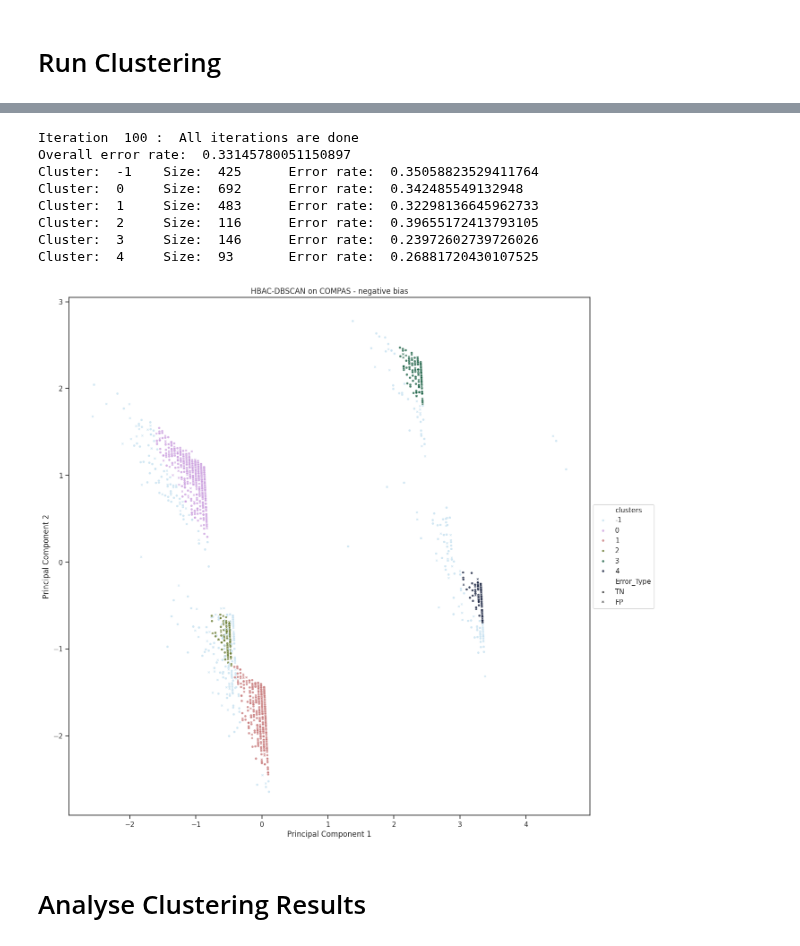
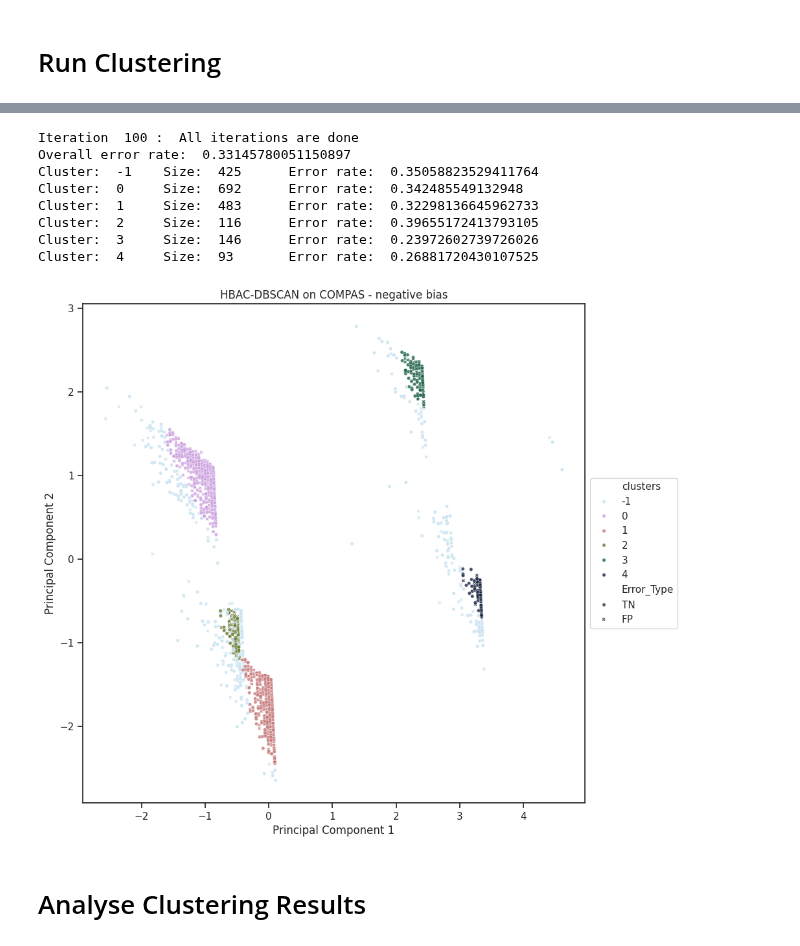
Before and after one commit to MDankloff/ClusterCompas, a Jupyter notebook: COMPAS_Clustering_DBSCAN_clean_utils.ipynb, the cells around one changed output, grey strips where cells are left out. Saved outputs shown, nothing was run; the diff lists cells and outputs as text; code cells hidden in the pictures.

```diff
--- a/COMPAS_Clustering_DBSCAN_clean_utils.ipynb
+++ b/COMPAS_Clustering_DBSCAN_clean_utils.ipynb
@@ -179,7 +179,7 @@ def pca_plot(data, title, alpha=0.3, hue='clusters', s=2, palette='tab10', style
   temp_data = pca_df.join(data[META_COL], how='left')
 
   # Create scatterplot using seaborn
-  sns.set(rc = {'figure.figsize':(15, 15)})
+  sns.set(rc = {'figure.figsize':(10, 10)})
   sns.set_style("ticks")
   scatterplot = sns.scatterplot(data=temp_data, x='Principal Component 1', y='Principal Component 2',
                                 alpha=alpha, hue=hue, palette=palette, style=style, s=s)
@@ -410,7 +410,7 @@ def get_dbscan_clusters(data_fixed, max_iter=10,
       for candidate_cluster_id in all_cluster_ids:
         # Do not pick outliers in dbscan
         if candidate_cluster_id == -1:
-          if len(all_cluster_ids) > 1 and candidate_cluster_id == all_cluster_ids[(len(all_cluster_ids)-1)]:
+          if i > 1 and candidate_cluster_id == all_cluster_ids[(len(all_cluster_ids)-1)]:
             if dyn_eps:
               break
             else:
@@ -424,7 +424,7 @@ def get_dbscan_clusters(data_fixed, max_iter=10,
         candidate_cluster = data.loc[data['clusters'] == candidate_cluster_id]
         if(len(candidate_cluster) < min_splittable_cluster_size):
           if verbose: print('...and it is too small:', len(candidate_cluster))
-          if len(all_cluster_ids) > 1 and candidate_cluster_id == all_cluster_ids[(len(all_cluster_ids)-1)]:
+          if i > 1 and candidate_cluster_id == all_cluster_ids[(len(all_cluster_ids)-1)]:
             if dyn_eps:
               break
             else:
@@ -447,7 +447,7 @@ def get_dbscan_clusters(data_fixed, max_iter=10,
         # print(candidate_cluster['new_clusters'].unique())
         if (len(candidate_cluster['new_clusters'].unique()) <= 2):
           if verbose: print('No new cluster was found')
-          if len(all_cluster_ids) > 1 and candidate_cluster_id == all_cluster_ids[(len(all_cluster_ids)-1)]:
+          if i > 1 and candidate_cluster_id == all_cluster_ids[(len(all_cluster_ids)-1)]:
             if dyn_eps:
               break
             else:
@@ -470,7 +470,7 @@ def get_dbscan_clusters(data_fixed, max_iter=10,
 
         if new_clusters_max_error_diff < min_error_diff:
           if verbose: print('The new clusters have too small a max bias')
-          if len(all_cluster_ids) > 1 and candidate_cluster_id == all_cluster_ids[(len(all_cluster_ids)-1)]:
+          if i > 1 and candidate_cluster_id == all_cluster_ids[(len(all_cluster_ids)-1)]:
             if dyn_eps:
               break
             else:
@@ -566,19 +566,19 @@ Cluster:  8     Size:  51       Error rate:  0.0
 # %%
-results_dynEps_noerrorFeature = get_dbscan_clusters(data_now, bias_type=bias_type, verbose=False,
+results_dynEps_noErrorFeature = get_dbscan_clusters(data_now, bias_type=bias_type, verbose=False,
                                       eps=1, dyn_eps=True, eps_dyn_rate=eps_dyn_rate,
                                       use_error_feature = False,
                                       min_acceptable_cluster_size=min_acceptable_cluster_size,
                                       min_error_diff=min_error_diff,
                                       max_iter=max_iter)
 # %% [output]
 Iteration  100 :  All iterations are done
 Overall error rate:  0.33145780051150897
 Cluster:  -1    Size:  425      Error rate:  0.35058823529411764
 Cluster:  0     Size:  692      Error rate:  0.342485549132948
 Cluster:  1     Size:  483      Error rate:  0.32298136645962733
 Cluster:  2     Size:  116      Error rate:  0.39655172413793105
 Cluster:  3     Size:  146      Error rate:  0.23972602739726026
 Cluster:  4     Size:  93       Error rate:  0.26881720430107525
-[figure, old version]
+[figure, new version]
 # %% [markdown]
 # Analyse Clustering Results
```
Also changed, not shown: parts of 8 cells of this notebook.
